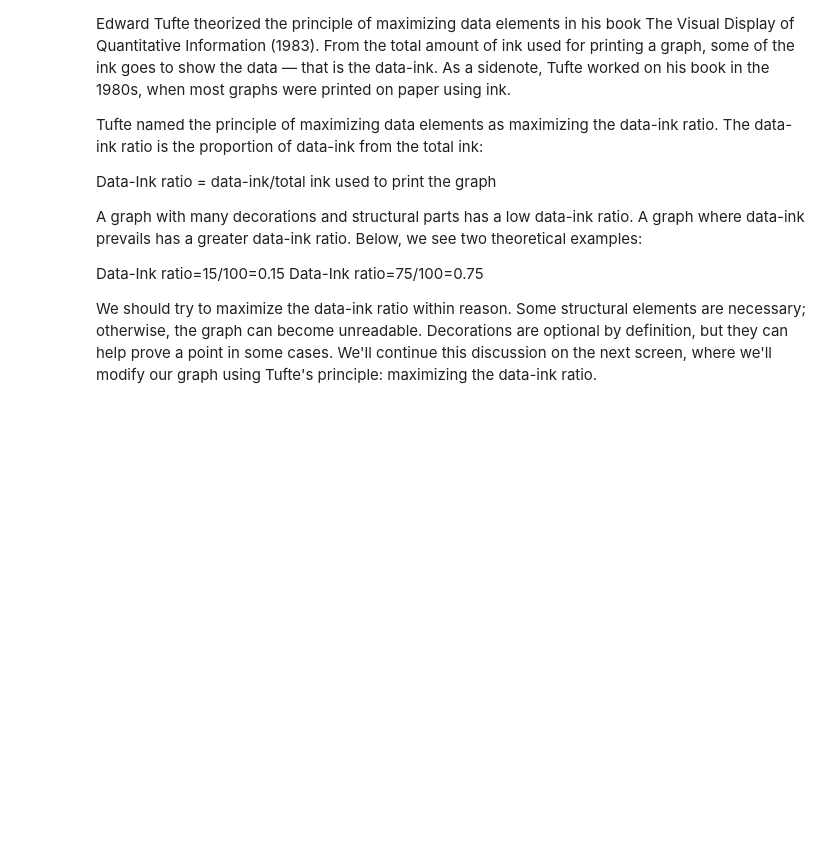
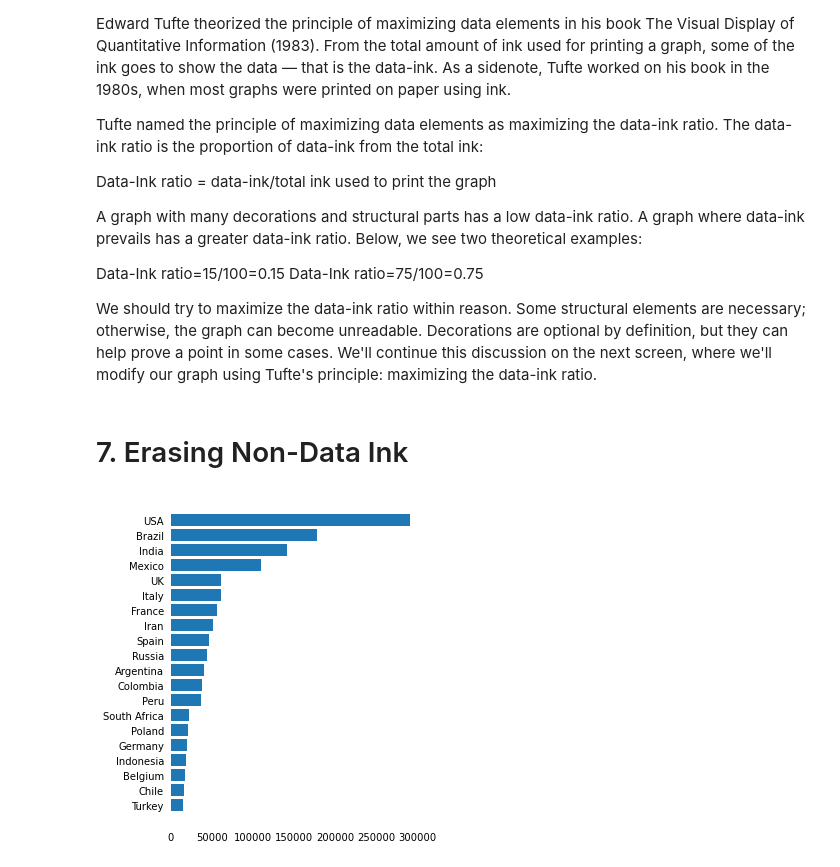
Before and after one commit to AsirShahid/Data-Scientist-in-Python-DataQuest, a Jupyter notebook: Data Analysis and Visualization/Storytelling Data Visualization and Information Design/Design for an Audience/Design for an Audience.ipynb, the cells around one changed output. Saved outputs shown, nothing was run; the diff lists cells and outputs as text; code cells hidden in the pictures; blank space fills up the shorter version.

```diff
--- a/Data Analysis and Visualization/Storytelling Data Visualization and Information Design/Design for an Audience/Design for an Audience.ipynb
+++ b/Data Analysis and Visualization/Storytelling Data Visualization and Information Design/Design for an Audience/Design for an Audience.ipynb
@@ -111,3 +111,24 @@ Data-Ink ratio=75/100=0.75
 
 
 We should try to maximize the data-ink ratio within reason. Some structural elements are necessary; otherwise, the graph can become unreadable. Decorations are optional by definition, but they can help prove a point in some cases. We'll continue this discussion on the next screen, where we'll modify our graph using Tufte's principle: maximizing the data-ink ratio.
+# %% [markdown]
+# 7. Erasing Non-Data Ink
+# %%
+import pandas as pd
+import matplotlib.pyplot as plt
+
+top20_deathtoll = pd.read_csv('top20_deathtoll.csv')
+
+fig, ax = plt.subplots(figsize=(4.5, 6))
+ax.barh(top20_deathtoll['Country_Other'],
+         top20_deathtoll['Total_Deaths'])
+
+locations=["left","right","bottom","top"]
+
+for location in locations:
+    ax.spines[location].set_visible(False)
+
+ax.tick_params(left=False,bottom=False)
+plt.show()
+# %% [output]
+[figure, added]
```
Also changed, not shown: parts of 10 cells of this notebook.
